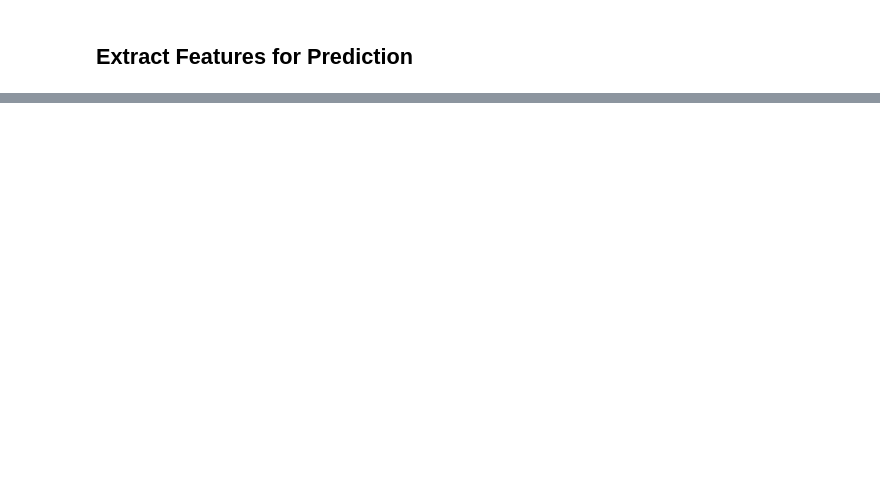
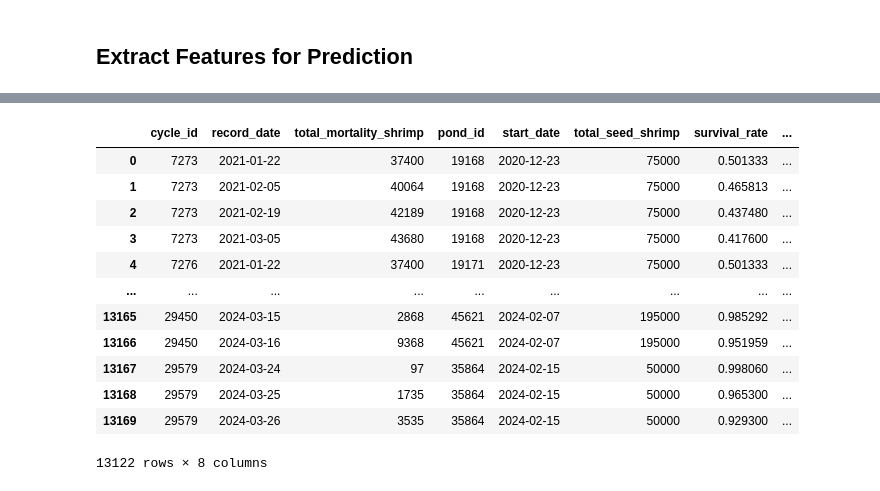
Before and after one commit to Kyunianti19/jala_assignment_test, a Jupyter notebook: analysis.ipynb, the cells around one changed output, grey strips where cells are left out. Cells and saved outputs as stored; diff of their text form; code cells hidden in the pictures; blank space fills up the shorter version.

```diff
--- a/analysis.ipynb
+++ b/analysis.ipynb
@@ -404,0 +482,17 @@ memory usage: 617.5 KB
+# %%
+df_SR['days_cultivation'] = (df_SR['record_date'] - df_SR['start_date']).dt.days
+df_SR
+# %% [output]
+|  | cycle_id | record_date | total_mortality_shrimp | pond_id | start_date | total_seed_shrimp | survival_rate | ... |
+| 0 | 7273 | 2021-01-22 | 37400 | 19168 | 2020-12-23 | 75000 | 0.501333 | ... |
+| 1 | 7273 | 2021-02-05 | 40064 | 19168 | 2020-12-23 | 75000 | 0.465813 | ... |
+| 2 | 7273 | 2021-02-19 | 42189 | 19168 | 2020-12-23 | 75000 | 0.437480 | ... |
+| 3 | 7273 | 2021-03-05 | 43680 | 19168 | 2020-12-23 | 75000 | 0.417600 | ... |
+| 4 | 7276 | 2021-01-22 | 37400 | 19171 | 2020-12-23 | 75000 | 0.501333 | ... |
+| ... | ... | ... | ... | ... | ... | ... | ... | ... |
+| 13165 | 29450 | 2024-03-15 | 2868 | 45621 | 2024-02-07 | 195000 | 0.985292 | ... |
+| 13166 | 29450 | 2024-03-16 | 9368 | 45621 | 2024-02-07 | 195000 | 0.951959 | ... |
+| 13167 | 29579 | 2024-03-24 | 97 | 35864 | 2024-02-15 | 50000 | 0.998060 | ... |
+| 13168 | 29579 | 2024-03-25 | 1735 | 35864 | 2024-02-15 | 50000 | 0.965300 | ... |
+| 13169 | 29579 | 2024-03-26 | 3535 | 35864 | 2024-02-15 | 50000 | 0.929300 | ... |
+13122 rows × 8 columns
```
Also changed, not shown: parts of 6 cells of this notebook.
